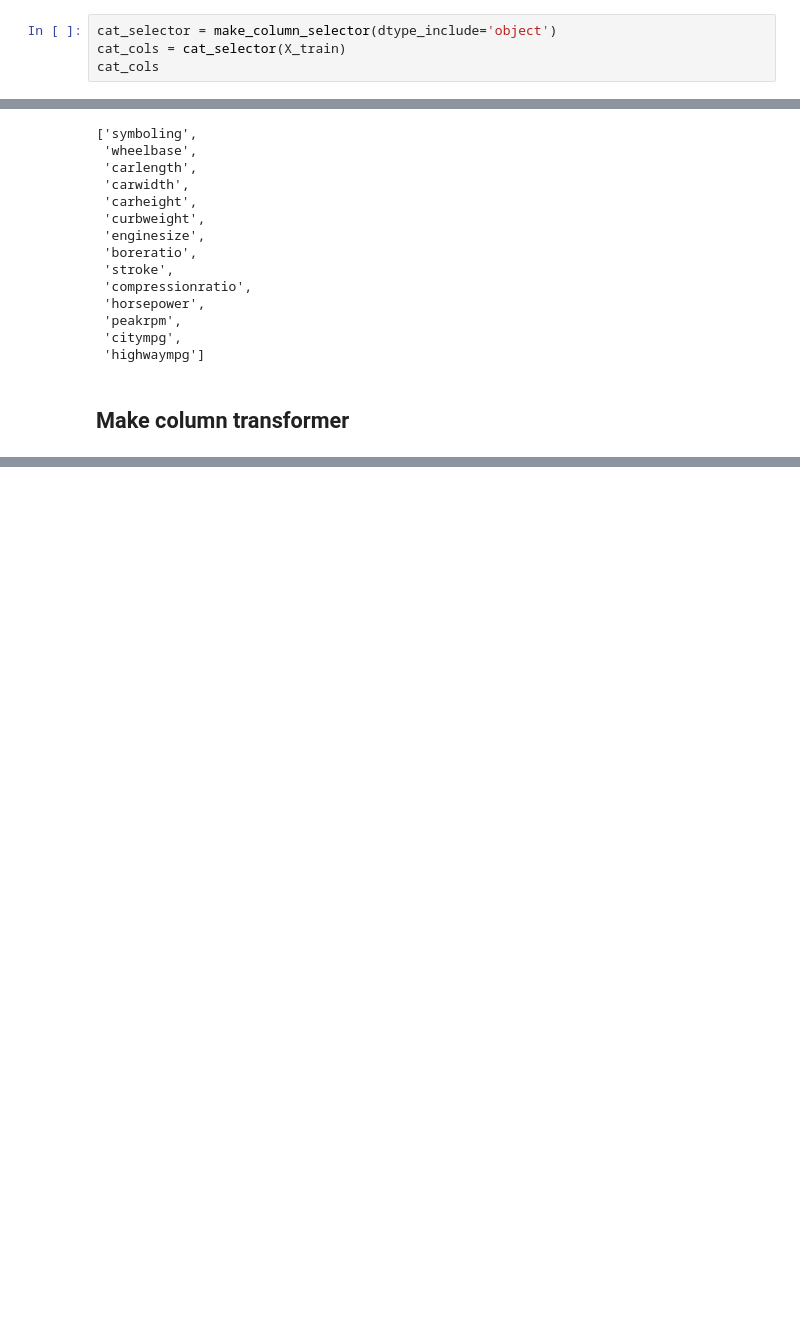
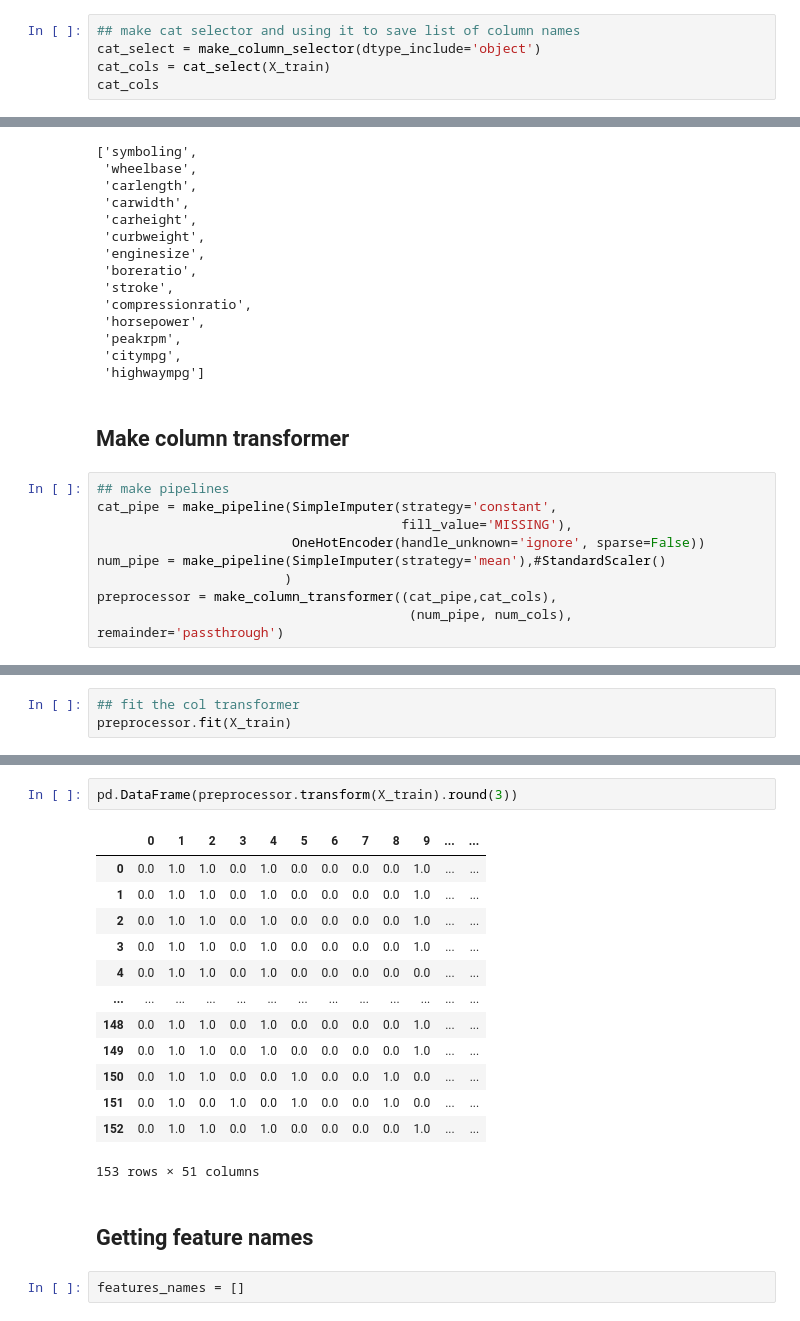
Before and after one commit to QianFu520/Linear-Regression-in-statsmodels, a Jupyter notebook: Linear Regression in statsmodels.ipynb, the cells around one changed output, grey strips where cells are left out. Cells and saved outputs as stored; diff of their text form; blank space fills up the shorter version.

```diff
--- a/Linear Regression in statsmodels.ipynb
+++ b/Linear Regression in statsmodels.ipynb
@@ -185,8 +169,9 @@ X_train.head()
 # %% [markdown]
 ## make column selectors
 # %%
-cat_selector = make_column_selector(dtype_include='object')
-cat_cols = cat_selector(X_train)
+## make cat selector and using it to save list of column names
+cat_select = make_column_selector(dtype_include='object')
+cat_cols = cat_select(X_train)
 cat_cols
 # %% [output]
 ['fueltype',
@@ -219,3 +205,12 @@ num_cols
  'highwaympg']
 # %% [markdown]
 ## Make column transformer
+# %%
+## make pipelines
+cat_pipe = make_pipeline(SimpleImputer(strategy='constant',
+                                       fill_value='MISSING'),
+                         OneHotEncoder(handle_unknown='ignore', sparse=False))
+num_pipe = make_pipeline(SimpleImputer(strategy='mean'),#StandardScaler()
+                        )
+preprocessor = make_column_transformer((cat_pipe,cat_cols),
+                                        (num_pipe, num_cols), remainder='passthrough')
@@ -221,0 +219,3 @@ num_cols
+# %%
+## fit the col transformer
+preprocessor.fit(X_train)
@@ -221,0 +243,20 @@ num_cols
+# %%
+pd.DataFrame(preprocessor.transform(X_train).round(3))
+# %% [output]
+|  | 0 | 1 | 2 | 3 | 4 | 5 | 6 | 7 | 8 | 9 | ... | ... |
+| 0 | 0.0 | 1.0 | 1.0 | 0.0 | 1.0 | 0.0 | 0.0 | 0.0 | 0.0 | 1.0 | ... | ... |
+| 1 | 0.0 | 1.0 | 1.0 | 0.0 | 1.0 | 0.0 | 0.0 | 0.0 | 0.0 | 1.0 | ... | ... |
+| 2 | 0.0 | 1.0 | 1.0 | 0.0 | 1.0 | 0.0 | 0.0 | 0.0 | 0.0 | 1.0 | ... | ... |
+| 3 | 0.0 | 1.0 | 1.0 | 0.0 | 1.0 | 0.0 | 0.0 | 0.0 | 0.0 | 1.0 | ... | ... |
+| 4 | 0.0 | 1.0 | 1.0 | 0.0 | 1.0 | 0.0 | 0.0 | 0.0 | 0.0 | 0.0 | ... | ... |
+| ... | ... | ... | ... | ... | ... | ... | ... | ... | ... | ... | ... | ... |
+| 148 | 0.0 | 1.0 | 1.0 | 0.0 | 1.0 | 0.0 | 0.0 | 0.0 | 0.0 | 1.0 | ... | ... |
+| 149 | 0.0 | 1.0 | 1.0 | 0.0 | 1.0 | 0.0 | 0.0 | 0.0 | 0.0 | 1.0 | ... | ... |
+| 150 | 0.0 | 1.0 | 1.0 | 0.0 | 0.0 | 1.0 | 0.0 | 0.0 | 1.0 | 0.0 | ... | ... |
+| 151 | 0.0 | 1.0 | 0.0 | 1.0 | 0.0 | 1.0 | 0.0 | 0.0 | 1.0 | 0.0 | ... | ... |
+| 152 | 0.0 | 1.0 | 1.0 | 0.0 | 1.0 | 0.0 | 0.0 | 0.0 | 0.0 | 1.0 | ... | ... |
+153 rows × 51 columns
+# %% [markdown]
+## Getting feature names
+# %%
+features_names = []
```
Also changed, not shown: parts of 22 cells of this notebook.
